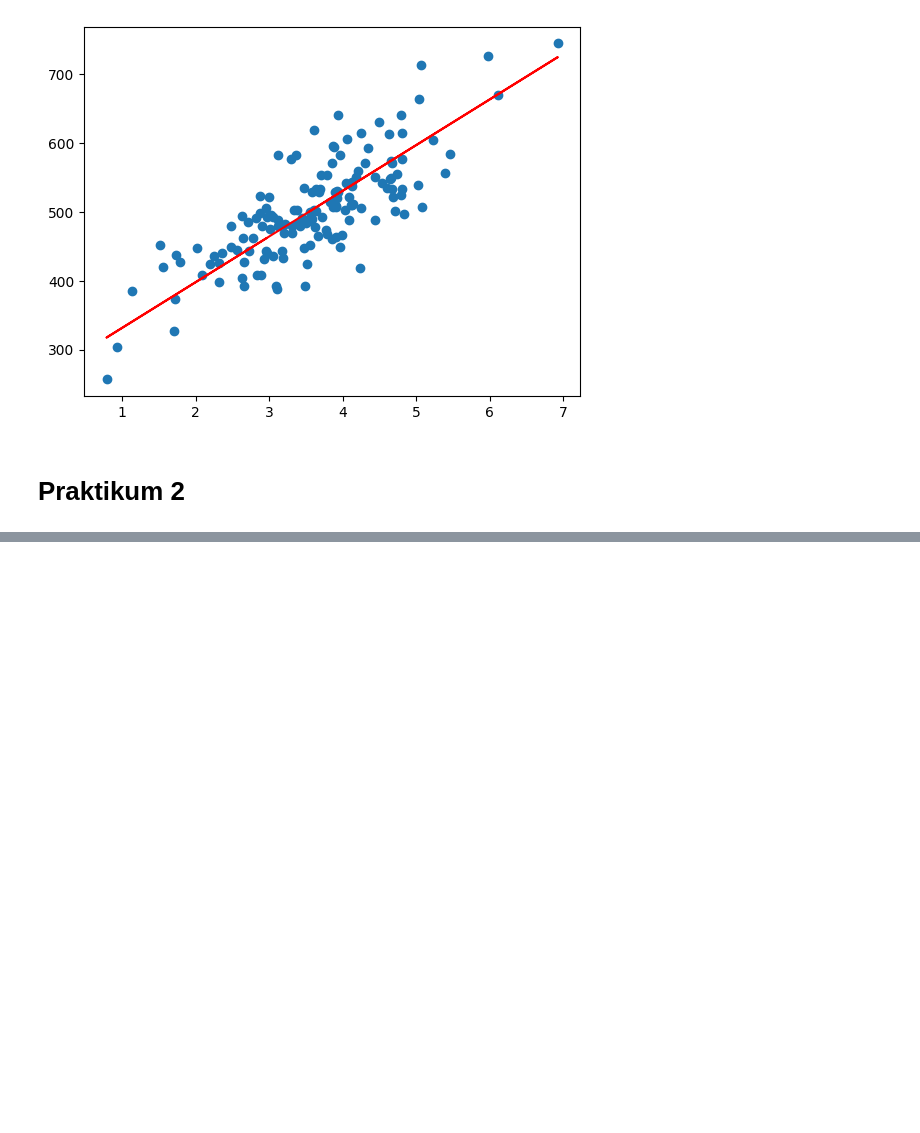
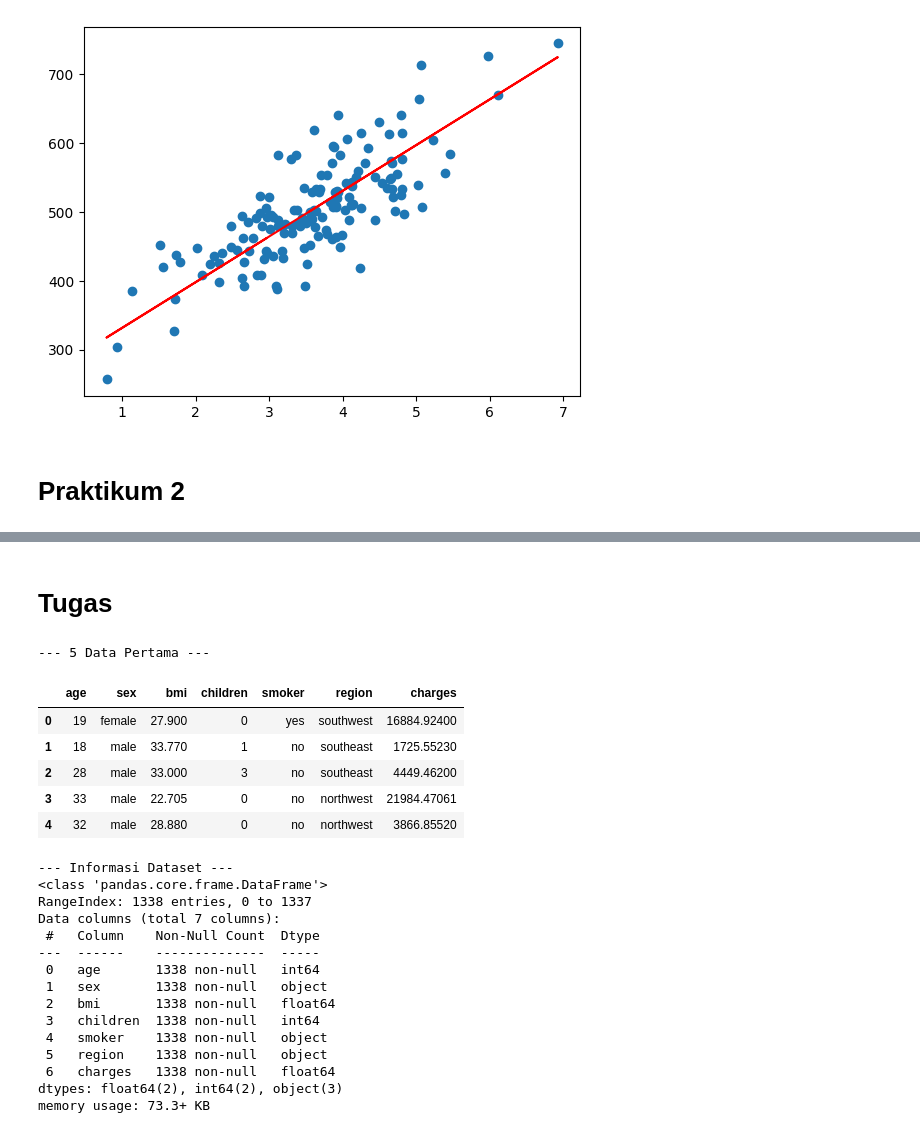
Before and after one commit to sandyy221/244107020029_PemMes, a Jupyter notebook: Jobsheet_6.ipynb, the cells around one changed output, grey strips where cells are left out. Drawn from its saved outputs; the diff is of its cells as text; code cells hidden in the pictures; blank space fills up the shorter version.

Commit message:
jobsheet 06 - regresi (Tugas)

```diff
--- a/Jobsheet_6.ipynb
+++ b/Jobsheet_6.ipynb
@@ -301,3 +301,52 @@ MAE: 249500.11150357974
 MSE: 142912240625.2814
 RMSE: 378037.3534788347
 R-squared: -0.7717363528203269
+# %% [markdown]
+# Tugas
+# %%
+import numpy as np
+import pandas as pd
+import matplotlib.pyplot as plt
+import seaborn as sns
+
+from sklearn.model_selection import train_test_split
+from sklearn.preprocessing import StandardScaler, OneHotEncoder
+from sklearn.compose import ColumnTransformer
+from sklearn.linear_model import LinearRegression
+from sklearn.metrics import r2_score, mean_squared_error, mean_absolute_error
+
+# Set visual style
+sns.set_theme(style="whitegrid")
+
+# Load Dataset
+# Pastikan file 'insurance.csv' berada di direktori yang sama
+df = pd.read_csv('insurance.csv')
+
+print("--- 5 Data Pertama ---")
+display(df.head())
+
+print("\n--- Informasi Dataset ---")
+df.info()
+# %% [output]
+--- 5 Data Pertama ---
+|  | age | sex | bmi | children | smoker | region | charges |
+| 0 | 19 | female | 27.900 | 0 | yes | southwest | 16884.92400 |
+| 1 | 18 | male | 33.770 | 1 | no | southeast | 1725.55230 |
+| 2 | 28 | male | 33.000 | 3 | no | southeast | 4449.46200 |
+| 3 | 33 | male | 22.705 | 0 | no | northwest | 21984.47061 |
+| 4 | 32 | male | 28.880 | 0 | no | northwest | 3866.85520 |
+--- Informasi Dataset ---
+<class 'pandas.core.frame.DataFrame'>
+RangeIndex: 1338 entries, 0 to 1337
+Data columns (total 7 columns):
+ #   Column    Non-Null Count  Dtype
+---  ------    --------------  -----
+ 0   age       1338 non-null   int64
+ 1   sex       1338 non-null   object
+ 2   bmi       1338 non-null   float64
+ 3   children  1338 non-null   int64
+ 4   smoker    1338 non-null   object
+ 5   region    1338 non-null   object
+ 6   charges   1338 non-null   float64
+dtypes: float64(2), int64(2), object(3)
+memory usage: 73.3+ KB
```
Also changed, not shown: parts of 5 cells of this notebook.
